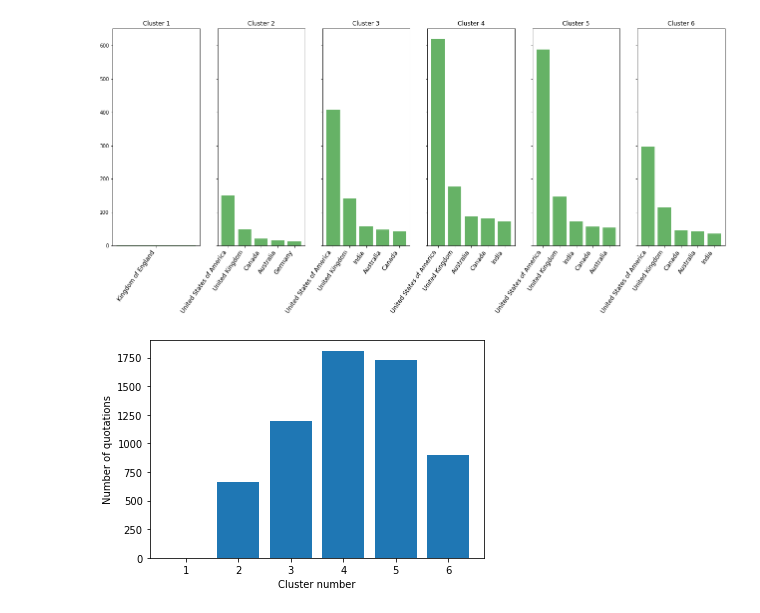
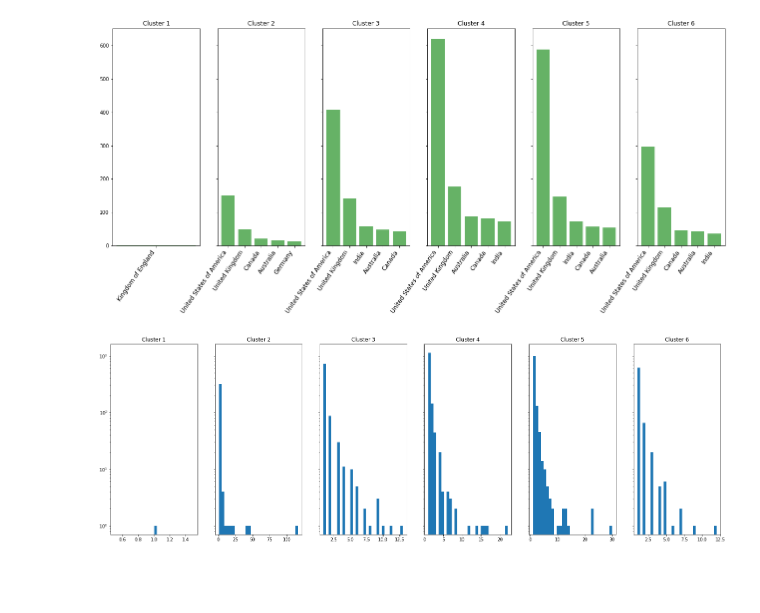
Before and after one commit to epfl-ada/ada-2021-project-quotebankers, a Jupyter notebook: clustering.ipynb, the cells around one changed output. Drawn from its saved outputs; the diff is of its cells as text; code cells hidden in the pictures; blank space fills up the shorter version.

Commit message:
Plotted distribution of n_quotes through clusters

```diff
--- a/clustering.ipynb
+++ b/clustering.ipynb
@@ -319,12 +319,16 @@ plot_nationality_of_clusters(clusters_for_k_6)
 [figure]
 # %%
 def plot_nr_quotes_of_clusters(clusters):
-    plt.bar(range(1, len(clusters) + 1), [cluster_df.n_quotes.sum() for cluster_df in clusters])
-    plt.xlabel('Cluster number')
-    plt.ylabel('Number of quotations')
+    # plt.bar(range(1, len(clusters) + 1), [cluster_df.n_quotes.sum() for cluster_df in clusters])
+    # plt.xlabel('Cluster number')
+    # plt.ylabel('Number of quotations')
+    _, axs = plt.subplots(1, 6, figsize=(25, 8), sharey=True)
+    for i, cluster_df in enumerate(clusters):
+        axs[i].hist(cluster_df.n_quotes, bins=30, log=True)
+        axs[i].set_title(f'Cluster {i+1}')
 plot_nr_quotes_of_clusters(clusters_for_k_6)
 # %% [output]
-[figure, old version]
+[figure, new version]
 # %%
 def plot_age_of_clusters(clusters):
     """
```
